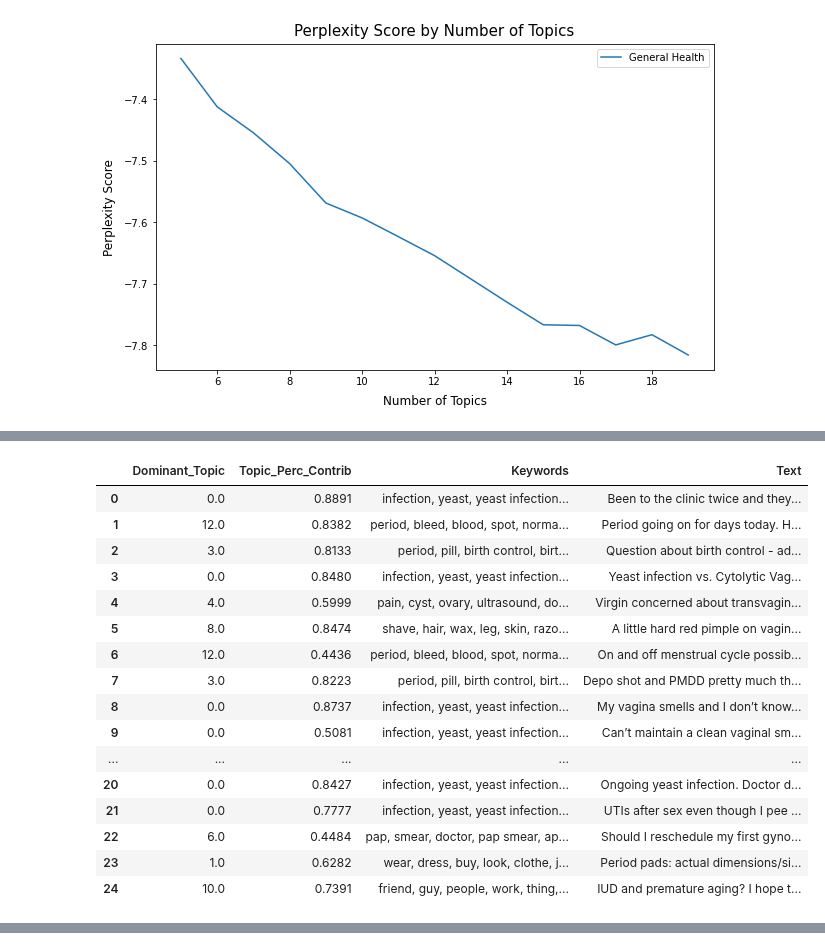
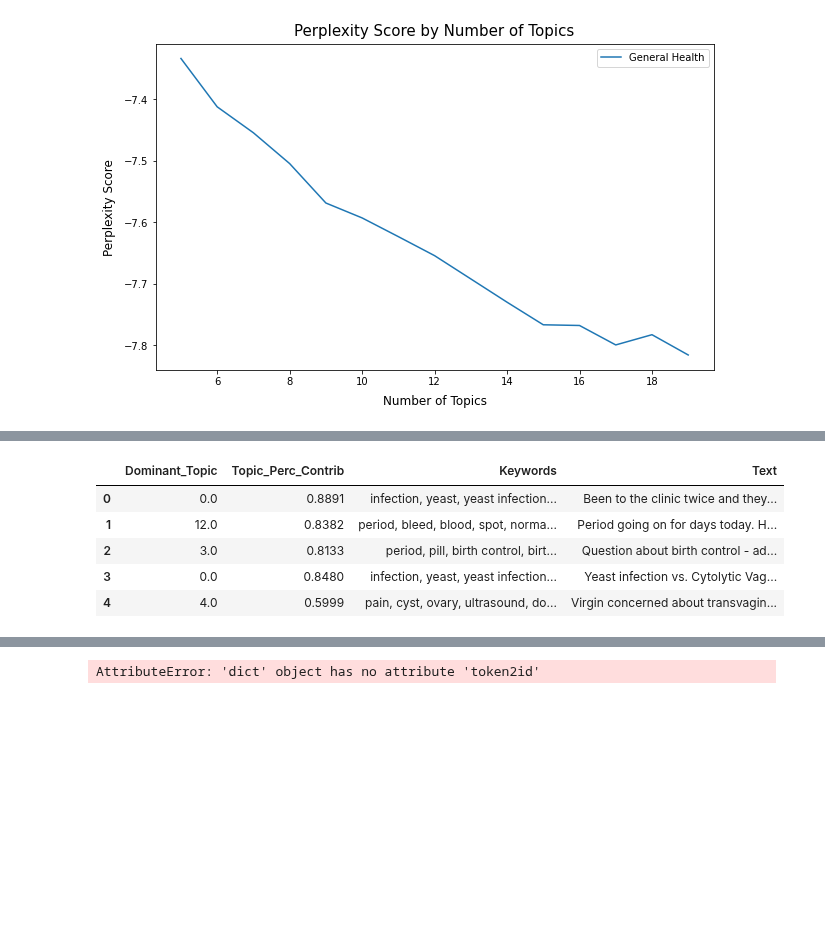
Before and after one commit to jlu90/Identifying-Womens-Health-Concerns, a Jupyter notebook: code/gensim_modeling.ipynb, the cells around one changed output, grey strips where cells are left out. Saved outputs shown, nothing was run; the diff lists cells and outputs as text; code cells hidden in the pictures; blank space fills up the shorter version.

Commit message:
experimenting with pyLDAvis

```diff
--- a/code/gensim_modeling.ipynb
+++ b/code/gensim_modeling.ipynb
@@ -305,25 +307,14 @@ df_lda_17 = format_topics_sentences(lda_model_1, health_corpus, health['total_te
 # %%
 df_lda_17.columns  = [ 'Dominant_Topic', 'Topic_Perc_Contrib', 'Keywords', 'Text']
 # %%
-df_lda_17.head(25)
+df_lda_17.head()
 # %% [output]
 |  | Dominant_Topic | Topic_Perc_Contrib | Keywords | Text |
 | 0 | 0.0 | 0.8891 | infection, yeast, yeast infection... | Been to the clinic twice and they... |
 | 1 | 12.0 | 0.8382 | period, bleed, blood, spot, norma... | Period going on for days today. H... |
 | 2 | 3.0 | 0.8133 | period, pill, birth control, birt... | Question about birth control - ad... |
 | 3 | 0.0 | 0.8480 | infection, yeast, yeast infection... | Yeast infection vs. Cytolytic Vag... |
 | 4 | 4.0 | 0.5999 | pain, cyst, ovary, ultrasound, do... | Virgin concerned about transvagin... |
-| 5 | 8.0 | 0.8474 | shave, hair, wax, leg, skin, razo... | A little hard red pimple on vagin... |
-| 6 | 12.0 | 0.4436 | period, bleed, blood, spot, norma... | On and off menstrual cycle possib... |
-| 7 | 3.0 | 0.8223 | period, pill, birth control, birt... | Depo shot and PMDD pretty much th... |
-| 8 | 0.0 | 0.8737 | infection, yeast, yeast infection... | My vagina smells and I don’t know... |
-| 9 | 0.0 | 0.5081 | infection, yeast, yeast infection... | Can’t maintain a clean vaginal sm... |
-| ... | ... | ... | ... | ... |
-| 20 | 0.0 | 0.8427 | infection, yeast, yeast infection... | Ongoing yeast infection. Doctor d... |
-| 21 | 0.0 | 0.7777 | infection, yeast, yeast infection... | UTIs after sex even though I pee ... |
-| 22 | 6.0 | 0.4484 | pap, smear, doctor, pap smear, ap... | Should I reschedule my first gyno... |
-| 23 | 1.0 | 0.6282 | wear, dress, buy, look, clothe, j... | Period pads: actual dimensions/si... |
-| 24 | 10.0 | 0.7391 | friend, guy, people, work, thing,... | IUD and premature aging? I hope t... |
 # %%
 df_lda_17['Dominant_Topic'].value_counts(normalize = True)
 # %% [output]
@@ -345,3 +336,7 @@ df_lda_17['Dominant_Topic'].value_counts(normalize = True)
 13.0    0.001176
 11.0    0.000849
 Name: Dominant_Topic, dtype: float64
+# %%
+pyLDAvis.gensim.prepare(df_lda_17, health_corpus, health_vocabulary)
+# %% [output]
+AttributeError: 'dict' object has no attribute 'token2id'
```
Also changed, not shown: parts of 1 cell of this notebook.
